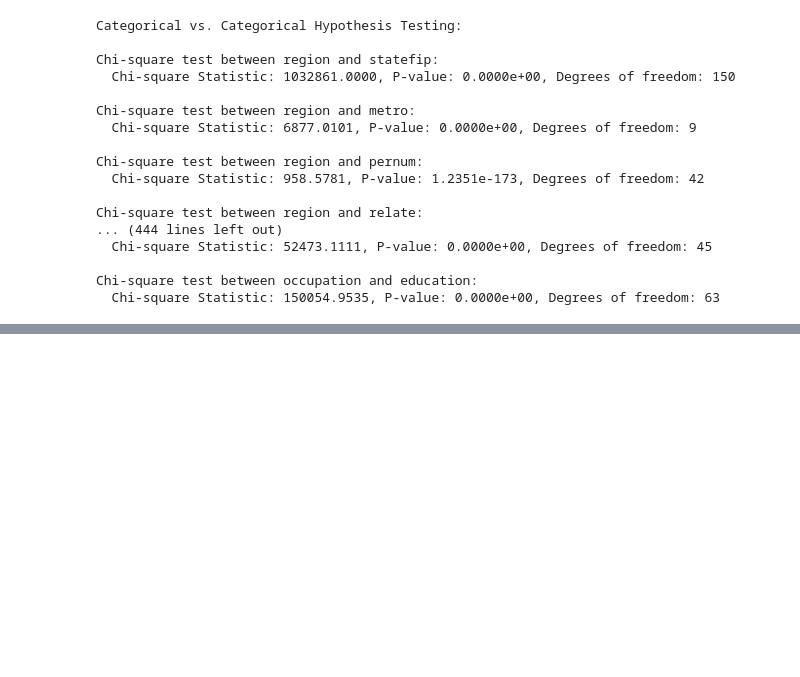
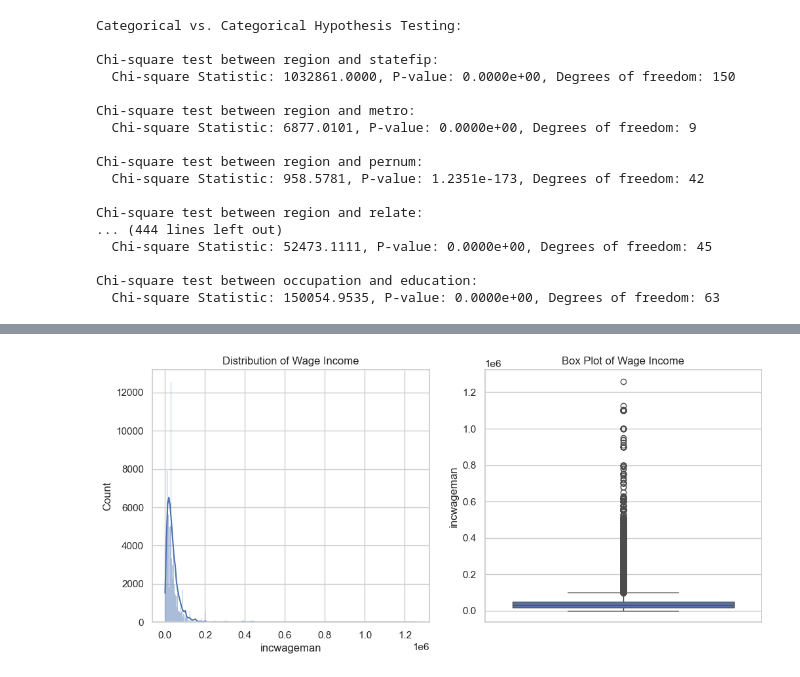
Before and after one commit to dhyutin/msai339-data-science-project, a Jupyter notebook: data_preprocessing_eda.ipynb, the cells around one changed output, grey strips where cells are left out. Cells and saved outputs as stored; diff of their text form; code cells hidden in the pictures; blank space fills up the shorter version.

```diff
--- a/data_preprocessing_eda.ipynb
+++ b/data_preprocessing_eda.ipynb
@@ -779,0 +859,15 @@ Chi-square test between occupation and education:
+# %%
+# 2. Distribution Plot and Box Plot for `incwageman`
+plt.figure(figsize=(12, 5))
+plt.subplot(1, 2, 1)
+sns.histplot(imputed_data['incwageman'], kde=True)
+plt.title("Distribution of Wage Income")
+plt.xlabel("incwageman")
+
+plt.subplot(1, 2, 2)
+sns.boxplot(y=imputed_data['incwageman'])
+plt.title("Box Plot of Wage Income")
+plt.ylabel("incwageman")
+plt.show()
+# %% [output]
+[figure, added]
```
Also changed, not shown: parts of 18 cells of this notebook.
